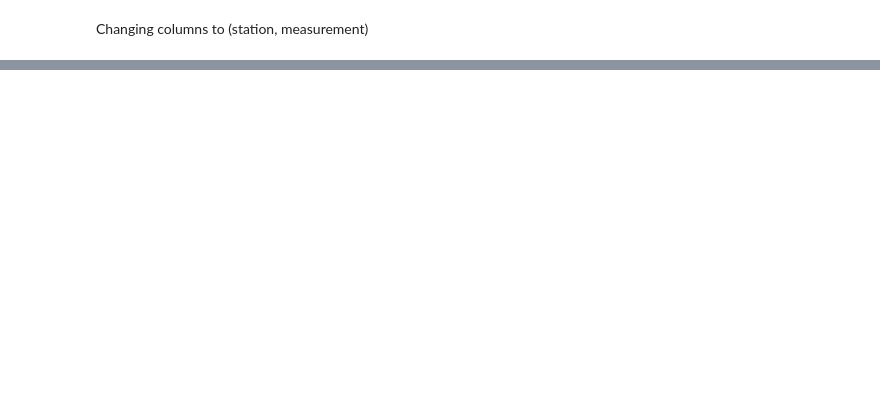
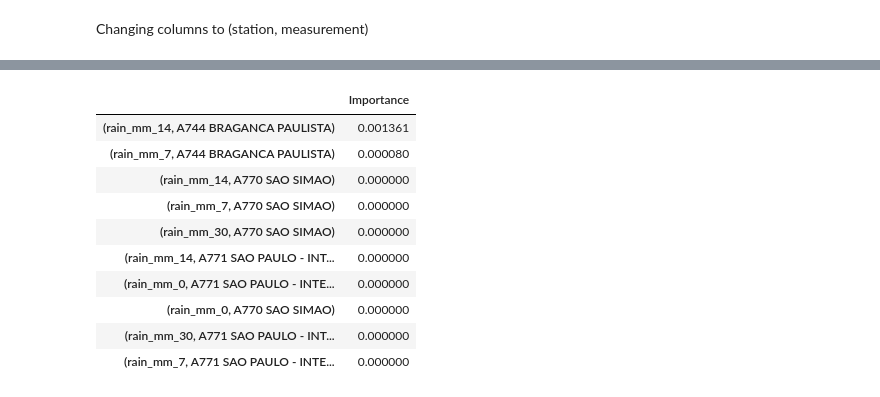
Before and after one commit to cameronthieme/IMAbootcamp2021, a Jupyter notebook: Data Exploration/Decision_Trees/Decision Trees for Weather Stations.ipynb, the cells around one changed output, grey strips where cells are left out. Drawn from its saved outputs; the diff is of its cells as text; code cells hidden in the pictures; blank space fills up the shorter version.

```diff
--- a/Data Exploration/Decision_Trees/Decision Trees for Weather Stations.ipynb
+++ b/Data Exploration/Decision_Trees/Decision Trees for Weather Stations.ipynb
@@ -28,0 +113,14 @@ ValueError: level name rain_mm is not the name of the index
+# %%
+Importance.sort_values('Importance',ascending=False).tail(10)
+# %% [output]
+|  | Importance |
+| (rain_mm_14, A744 BRAGANCA PAULISTA) | 0.001361 |
+| (rain_mm_7, A744 BRAGANCA PAULISTA) | 0.000080 |
+| (rain_mm_14, A770 SAO SIMAO) | 0.000000 |
+| (rain_mm_7, A770 SAO SIMAO) | 0.000000 |
+| (rain_mm_30, A770 SAO SIMAO) | 0.000000 |
+| (rain_mm_14, A771 SAO PAULO - INT... | 0.000000 |
+| (rain_mm_0, A771 SAO PAULO - INTE... | 0.000000 |
+| (rain_mm_0, A770 SAO SIMAO) | 0.000000 |
+| (rain_mm_30, A771 SAO PAULO - INT... | 0.000000 |
+| (rain_mm_7, A771 SAO PAULO - INTE... | 0.000000 |
```
Also changed, not shown: parts of 17 cells of this notebook.
